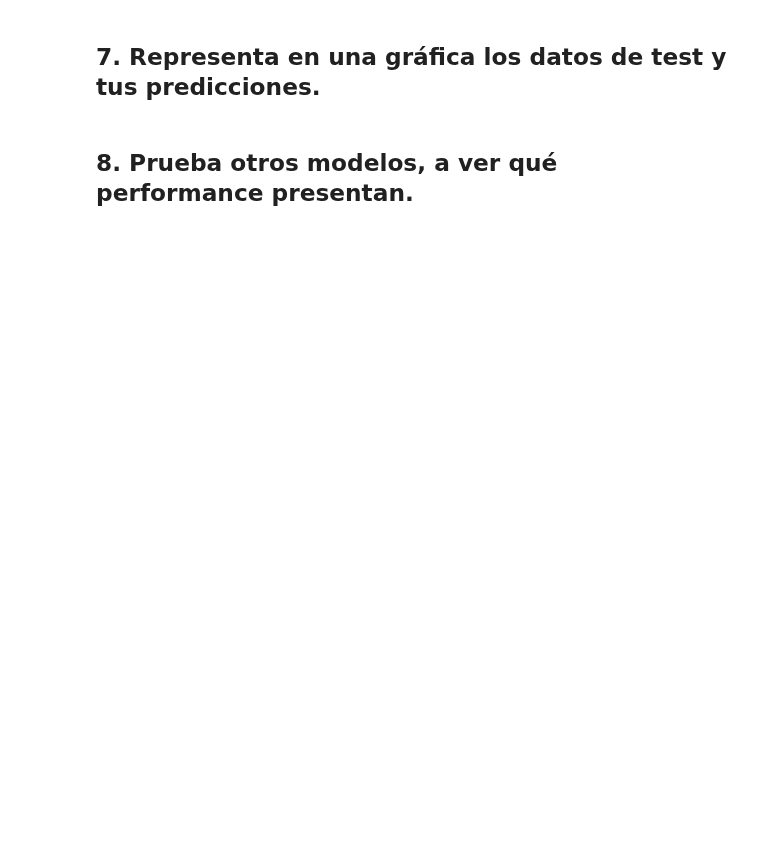
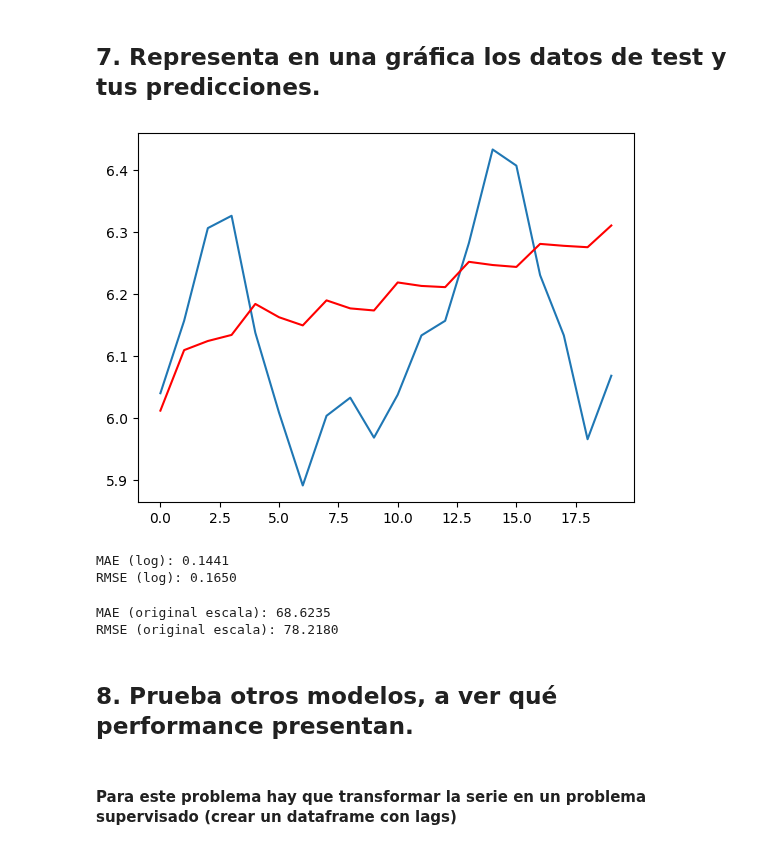
Before and after one commit to InigoLopez1999/2503_dsft_thebridge_inigolopez, a Jupyter notebook: 3-Machine_Learning/1-Supervisado/5-TimeSeries/ejercicios/2_Time_Series_Forecast.ipynb, the cells around one changed output. Drawn from its saved outputs; the diff is of its cells as text; code cells hidden in the pictures; blank space fills up the shorter version.

```diff
--- a/3-Machine_Learning/1-Supervisado/5-TimeSeries/ejercicios/2_Time_Series_Forecast.ipynb
+++ b/3-Machine_Learning/1-Supervisado/5-TimeSeries/ejercicios/2_Time_Series_Forecast.ipynb
@@ -123,0 +176,11 @@ ValueError: numpy.dtype size changed, may indicate binary incompatibility. Expec
+# %%
+modelo_bueno = ARIMA(order=(4,1,3))
+modelo_fit = modelo_bueno.fit(train)
+# %%
+n_periods = len(test)
+forecast, conf_int = modelo_fit.predict(n_periods=n_periods, return_conf_int=True)
+# %%
+plt.plot(test)
+plt.plot(forecast,color='red');
+# %% [output]
+[figure, added]
@@ -124,2 +189,25 @@ ValueError: numpy.dtype size changed, may indicate binary incompatibility. Expec
+# %%
+mae_log = mean_absolute_error(test, forecast)
+rmse_log = np.sqrt(mean_squared_error(test, forecast))
+
+print(f"MAE (log): {mae_log:.4f}")
+print(f"RMSE (log): {rmse_log:.4f}")
+# %% [output]
+MAE (log): 0.1441
+RMSE (log): 0.1650
+# %%
+test_original = np.exp(test)
+forecast_original = np.exp(forecast)
+
+mae_original = mean_absolute_error(test_original, forecast_original)
+rmse_original = np.sqrt(mean_squared_error(test_original, forecast_original))
+
+print(f"MAE (original escala): {mae_original:.4f}")
+print(f"RMSE (original escala): {rmse_original:.4f}")
+# %% [output]
+MAE (original escala): 68.6235
+RMSE (original escala): 78.2180
 # %% [markdown]
 ## 8. Prueba otros modelos, a ver qué performance presentan.
+# %% [markdown]
+#### Para este problema hay que transformar la serie en un problema supervisado (crear un dataframe con lags)
```
Also changed, not shown: parts of 17 cells of this notebook.
